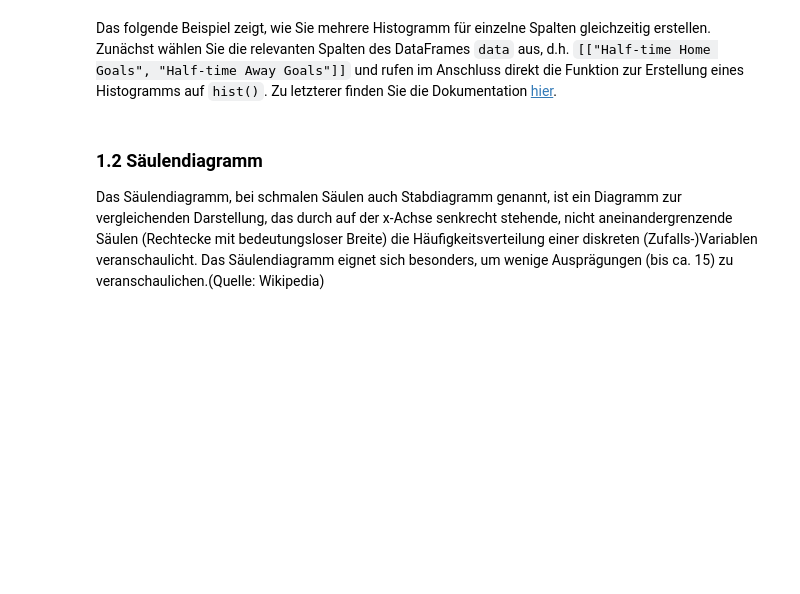
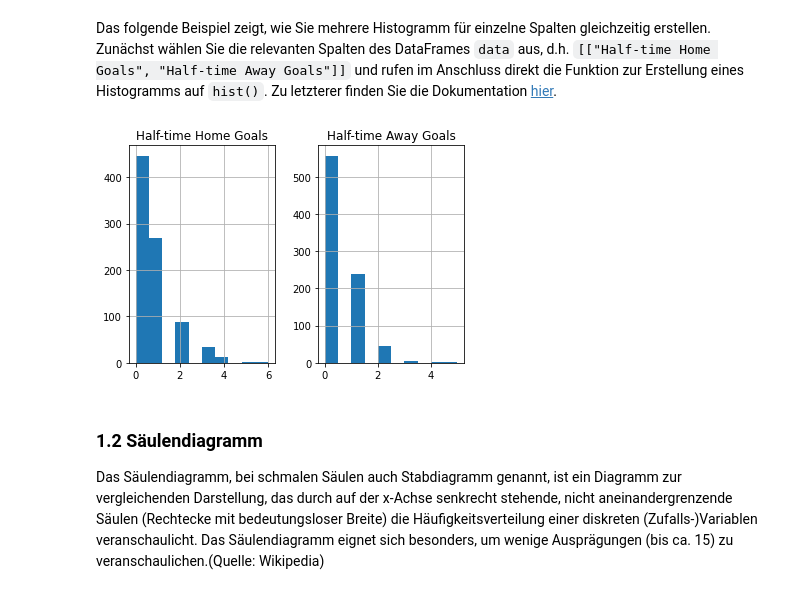
Before and after one commit to AlexKressner/KI_Logistik_Python, a Jupyter notebook: G2_Data_Visualization.ipynb, the cells around one changed output. Cells and saved outputs as stored; diff of their text form; code cells hidden in the pictures; blank space fills up the shorter version.

```diff
--- a/G2_Data_Visualization.ipynb
+++ b/G2_Data_Visualization.ipynb
@@ -48,8 +61,10 @@ Ein Übersicht zu allen Argumenten zur Übergabe an die Funktion `plot()` finden
 # %% [markdown]
 Das folgende Beispiel zeigt, wie Sie mehrere Histogramm für einzelne Spalten gleichzeitig erstellen. Zunächst wählen Sie die relevanten Spalten des DataFrames `data` aus, d.h. `[["Half-time Home Goals", "Half-time Away Goals"]]` und rufen im Anschluss direkt die Funktion zur Erstellung eines Histogramms auf `hist()`. Zu letzterer finden Sie die Dokumentation [hier](https://pandas.pydata.org/docs/reference/api/pandas.DataFrame.hist.html).
 # %%
-data[["Half-time Home Goals", "Half-time Away Goals"]].hist()
+data[["Half-time Home Goals", "Half-time Away Goals"]].hist(bins=10)
 plt.show()
+# %% [output]
+[figure, added]
 # %% [markdown]
 ### 1.2 Säulendiagramm <a class="anchor" id="einführung_bar"></a>
 Das Säulendiagramm, bei schmalen Säulen auch Stabdiagramm genannt, ist ein Diagramm zur vergleichenden Darstellung, das durch auf der x-Achse senkrecht stehende, nicht aneinandergrenzende Säulen (Rechtecke mit bedeutungsloser Breite) die Häufigkeitsverteilung einer diskreten (Zufalls-)Variablen veranschaulicht. Das Säulendiagramm eignet sich besonders, um wenige Ausprägungen (bis ca. 15) zu veranschaulichen.(Quelle: Wikipedia)
```
Also changed, not shown: parts of 37 cells of this notebook.
